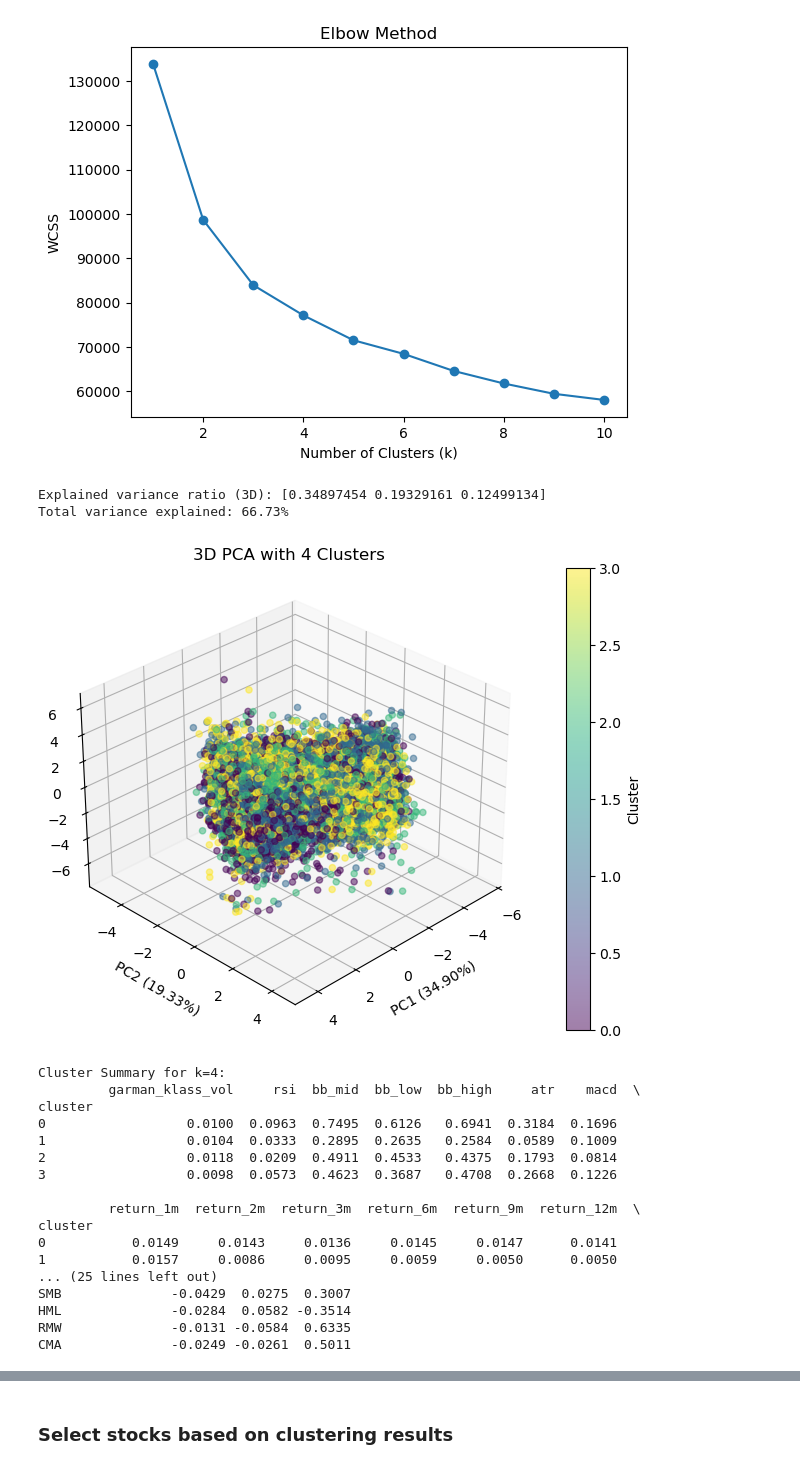
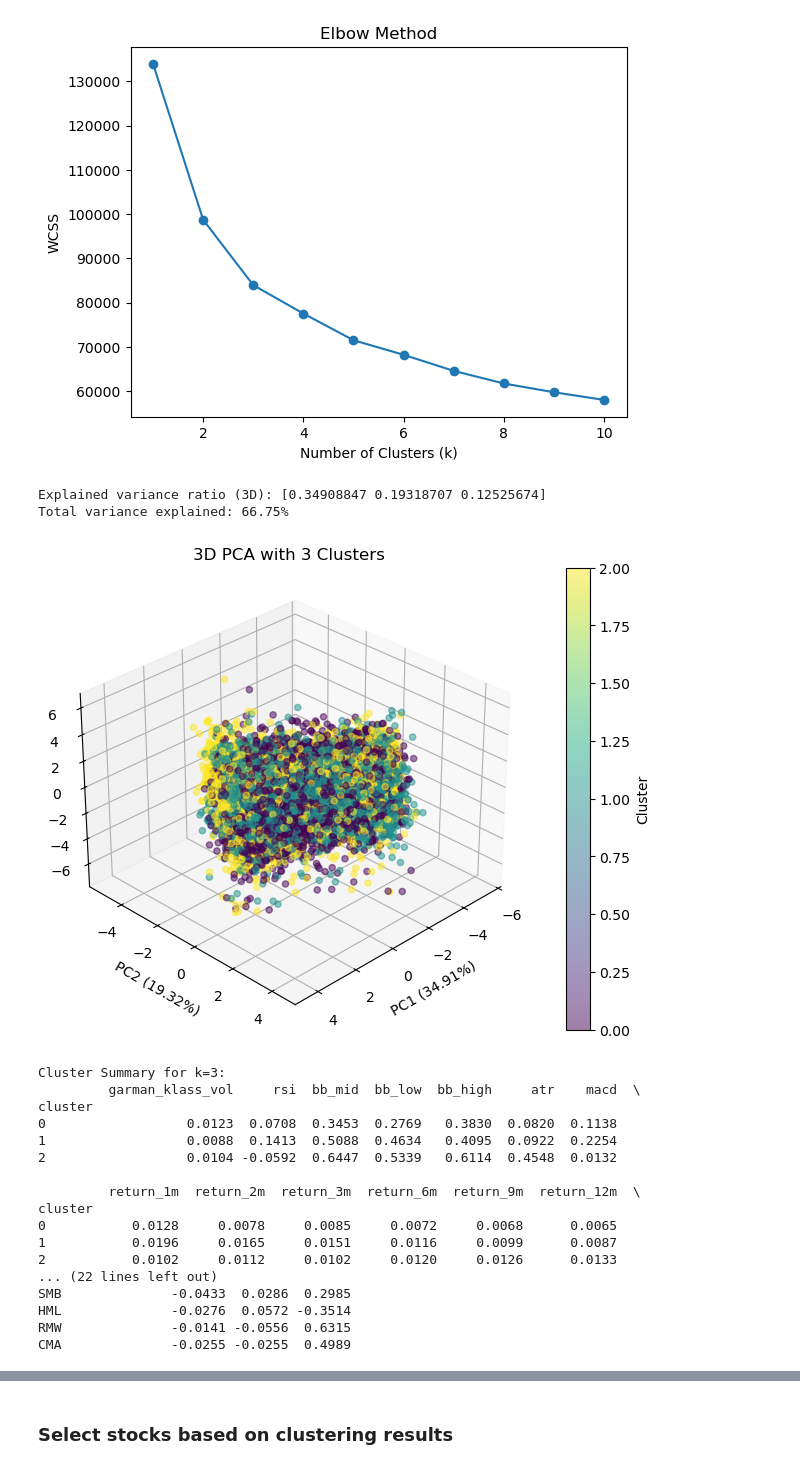
Before and after one commit to lkswilliam/sp500-quant-strategy, a Jupyter notebook: sp500_quant_strategy.ipynb, the cells around one changed output, grey strips where cells are left out. Cells and saved outputs as stored; diff of their text form; code cells hidden in the pictures.

```diff
--- a/sp500_quant_strategy.ipynb
+++ b/sp500_quant_strategy.ipynb
@@ -414,6 +371,7 @@ X_m = data_month.copy(deep=True)
 # %%
 from sklearn.cluster import KMeans
 import matplotlib.pyplot as plt
+plt.style.use('default')
 
 features_cols = [
     'garman_klass_vol', 'rsi', 'bb_mid', 'bb_low', 'bb_high', 'atr', 'macd',
@@ -437,9 +395,9 @@ plt.show()
 # %% [output]
 [figure]
 # %%
-# cluster data into 4 clusters
+# cluster data into 3 clusters
 def get_clusters(df):
-    df['cluster'] = KMeans(n_clusters=4,
+    df['cluster'] = KMeans(n_clusters=3,
                              random_state=0,
                              init='random').fit(df).labels_
     return df
@@ -455,62 +413,62 @@ print(f"Explained variance ratio (3D): {pca_3d.explained_variance_ratio_}")
 print(f"Total variance explained: {sum(pca_3d.explained_variance_ratio_)*100:.2f}%")
 
 # 3D plot
-plot_data = pd.DataFrame(pca_result_3d, index=clustered_data.index, columns=['pca1', 'pca2', 'pca3'])
+plot_data = pd.DataFrame(pca_result_3d, index=clustered_X_m.index, columns=['pca1', 'pca2', 'pca3'])
 plot_data['cluster'] = clustered_X_m['cluster']
 
 fig = plt.figure(figsize=(12, 6))
 ax = fig.add_subplot(111, projection='3d')
 scatter = ax.scatter(plot_data['pca1'], plot_data['pca2'], plot_data['pca3'],
                      c=plot_data['cluster'], cmap='viridis', alpha=0.5)
-ax.set_title('3D PCA with 4 Clusters')
+ax.set_title('3D PCA with 3 Clusters')
 ax.set_xlabel(f'PC1 ({pca_3d.explained_variance_ratio_[0]*100:.2f}%)')
 ax.set_ylabel(f'PC2 ({pca_3d.explained_variance_ratio_[1]*100:.2f}%)')
 ax.set_zlabel(f'PC3 ({pca_3d.explained_variance_ratio_[2]*100:.2f}%)')
 plt.colorbar(scatter, label='Cluster')
 ax.view_init(30, 45)
 plt.show()
 
 # Cluster Summary
 cluster_summary = clustered_X_m.groupby('cluster')[features_cols].mean().round(4)
-print("Cluster Summary for k=4:")
+print("Cluster Summary for k=3:")
 print(cluster_summary)
 
 # Loadings SUmmary
 loadings = pd.DataFrame(pca_3d.components_.T, index=features_cols, columns=['PC1', 'PC2', 'PC3'])
 print("PCA Loadings:")
 print(loadings.round(4))
 
 # Bar Plot
 loadings.plot(kind='bar', figsize=(12, 6), width=0.8)
 plt.title('PCA Loadings by Feature')
 plt.xlabel('Features')
 plt.ylabel('Loading Value')
 plt.legend(title='Principal Components')
 plt.grid(axis='y', linestyle='--', alpha=0.7)
 plt.xticks(rotation=45, ha='right')
 plt.tight_layout()
 plt.show()
 # %% [output]
-Explained variance ratio (3D): [0.34897454 0.19329161 0.12499134]
-Total variance explained: 66.73%
+Explained variance ratio (3D): [0.34908847 0.19318707 0.12525674]
+Total variance explained: 66.75%
-[figure, old version]
+[figure, new version]
-Cluster Summary for k=4:
+Cluster Summary for k=3:
          garman_klass_vol     rsi  bb_mid  bb_low  bb_high     atr    macd  \
 cluster
-0                  0.0100  0.0963  0.7495  0.6126   0.6941  0.3184  0.1696
-1                  0.0104  0.0333  0.2895  0.2635   0.2584  0.0589  0.1009
-2                  0.0118  0.0209  0.4911  0.4533   0.4375  0.1793  0.0814
-3                  0.0098  0.0573  0.4623  0.3687   0.4708  0.2668  0.1226
+0                  0.0123  0.0708  0.3453  0.2769   0.3830  0.0820  0.1138
+1                  0.0088  0.1413  0.5088  0.4634   0.4095  0.0922  0.2254
+2                  0.0104 -0.0592  0.6447  0.5339   0.6114  0.4548  0.0132
 
          return_1m  return_2m  return_3m  return_6m  return_9m  return_12m  \
 cluster
-0           0.0149     0.0143     0.0136     0.0145     0.0147      0.0141
-1           0.0157     0.0086     0.0095     0.0059     0.0050      0.0050
-... (25 lines left out)
-SMB              -0.0429  0.0275  0.3007
-HML              -0.0284  0.0582 -0.3514
-RMW              -0.0131 -0.0584  0.6335
-CMA              -0.0249 -0.0261  0.5011
+0           0.0128     0.0078     0.0085     0.0072     0.0068      0.0065
+1           0.0196     0.0165     0.0151     0.0116     0.0099      0.0087
+2           0.0102     0.0112     0.0102     0.0120     0.0126      0.0133
+... (22 lines left out)
+SMB              -0.0433  0.0286  0.2985
+HML              -0.0276  0.0572 -0.3514
+RMW              -0.0141 -0.0556  0.6315
+CMA              -0.0255 -0.0255  0.4989
 [figure]
 # %% [markdown]
 ### Select stocks based on clustering results
```
Also changed, not shown: parts of 17 cells of this notebook.
